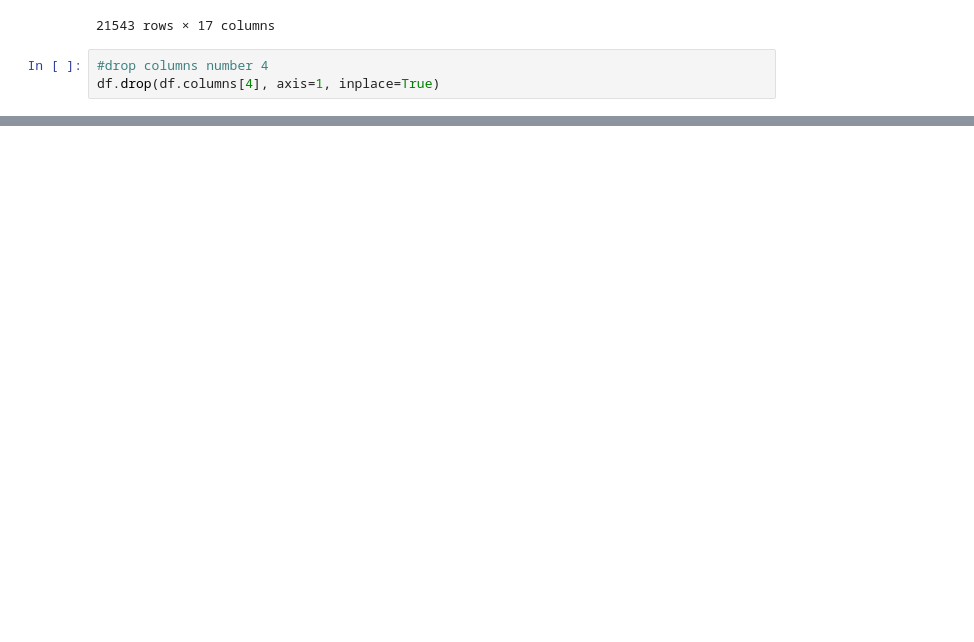
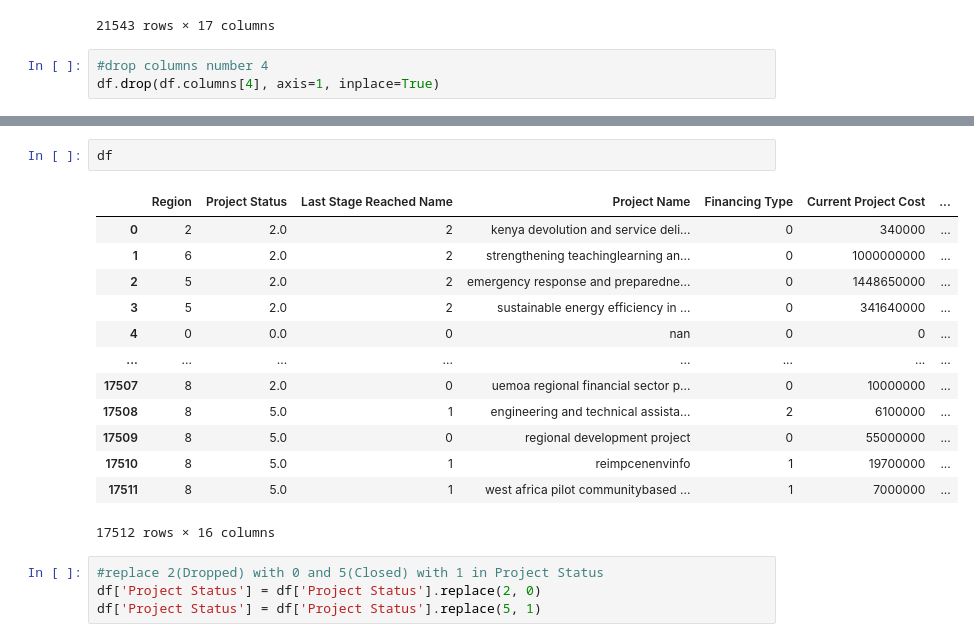
Before and after one commit to anjaliagarwal152615/world-bank-data-analysis-, a Jupyter notebook: world_bank.ipynb, the cells around one changed output, grey strips where cells are left out. Cells and saved outputs as stored; diff of their text form; blank space fills up the shorter version.

```diff
--- a/world_bank.ipynb
+++ b/world_bank.ipynb
@@ -391,0 +489,20 @@ df['Theme 2'] = df['Theme 2'].apply(lambda x: ' '.join(x))
+# %%
+df
+# %% [output]
+|  | Region | Project Status | Last Stage Reached Name | Project Name | Financing Type | Current Project Cost | ... |
+| 0 | 2 | 2.0 | 2 | kenya devolution and service deli... | 0 | 340000 | ... |
+| 1 | 6 | 2.0 | 2 | strengthening teachinglearning an... | 0 | 1000000000 | ... |
+| 2 | 5 | 2.0 | 2 | emergency response and preparedne... | 0 | 1448650000 | ... |
+| 3 | 5 | 2.0 | 2 | sustainable energy efficiency in ... | 0 | 341640000 | ... |
+| 4 | 0 | 0.0 | 0 | nan | 0 | 0 | ... |
+| ... | ... | ... | ... | ... | ... | ... | ... |
+| 17507 | 8 | 2.0 | 0 | uemoa regional financial sector p... | 0 | 10000000 | ... |
+| 17508 | 8 | 5.0 | 1 | engineering and technical assista... | 2 | 6100000 | ... |
+| 17509 | 8 | 5.0 | 0 | regional development project | 0 | 55000000 | ... |
+| 17510 | 8 | 5.0 | 1 | reimpcenenvinfo | 1 | 19700000 | ... |
+| 17511 | 8 | 5.0 | 1 | west africa pilot communitybased ... | 1 | 7000000 | ... |
+17512 rows × 16 columns
+# %%
+#replace 2(Dropped) with 0 and 5(Closed) with 1 in Project Status
+df['Project Status'] = df['Project Status'].replace(2, 0)
+df['Project Status'] = df['Project Status'].replace(5, 1)
```
Also changed, not shown: parts of 12 cells of this notebook.
